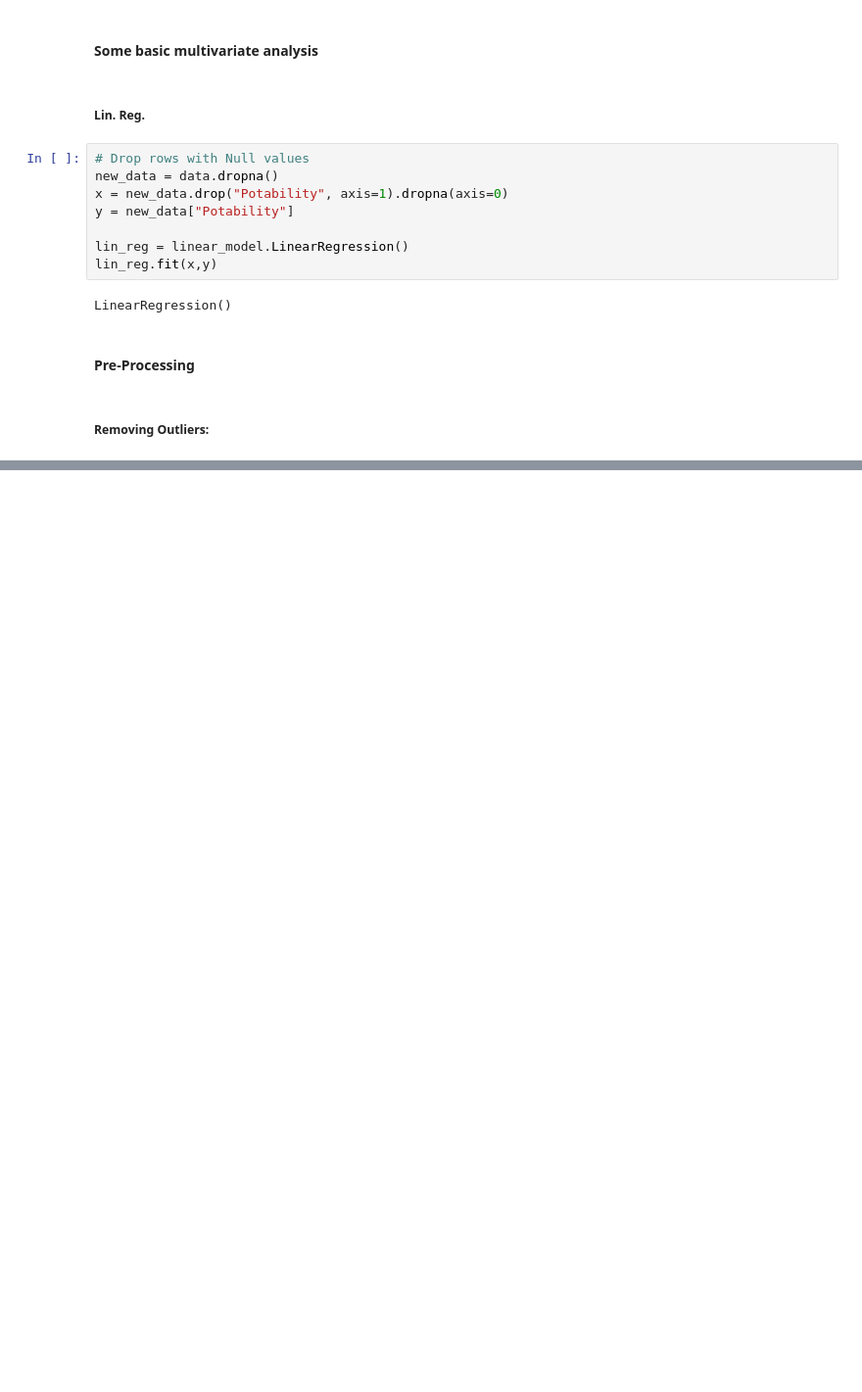
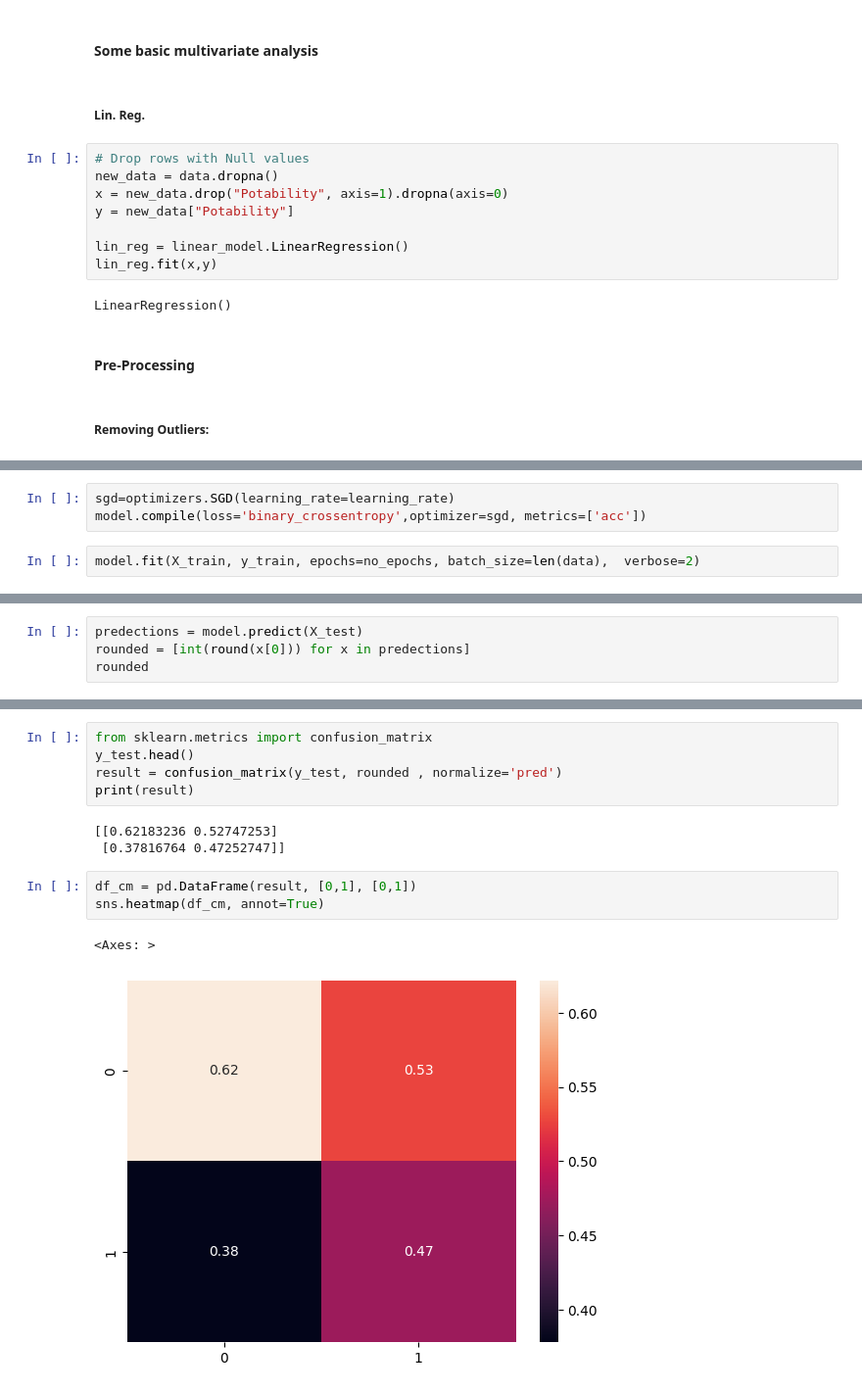
Before and after one commit to Sundaresan-Karunakaran/Data-Analysis-1, a Jupyter notebook: Sundaresan's Notebook.ipynb, the cells around one changed output, grey strips where cells are left out. Shown at 98% size. Saved outputs shown, nothing was run; the diff lists cells and outputs as text; blank space fills up the shorter version.

Commit message:
Tried out Sequential ANN on the data

```diff
--- a/Sundaresan's Notebook.ipynb
+++ b/Sundaresan's Notebook.ipynb
@@ -144,0 +355,5 @@ LinearRegression()
+# %%
+sgd=optimizers.SGD(learning_rate=learning_rate)
+model.compile(loss='binary_crossentropy',optimizer=sgd, metrics=['acc'])
+# %%
+model.fit(X_train, y_train, epochs=no_epochs, batch_size=len(data),  verbose=2)
@@ -144,0 +379,4 @@ LinearRegression()
+# %%
+predections = model.predict(X_test)
+rounded = [int(round(x[0])) for x in predections]
+rounded
@@ -144,0 +402,14 @@ LinearRegression()
+# %%
+from sklearn.metrics import confusion_matrix
+y_test.head()
+result = confusion_matrix(y_test, rounded , normalize='pred')
+print(result)
+# %% [output]
+[[0.62183236 0.52747253]
+ [0.37816764 0.47252747]]
+# %%
+df_cm = pd.DataFrame(result, [0,1], [0,1])
+sns.heatmap(df_cm, annot=True)
+# %% [output]
+<Axes: >
+[figure, added]
```
Also changed, not shown: parts of 28 cells of this notebook.
